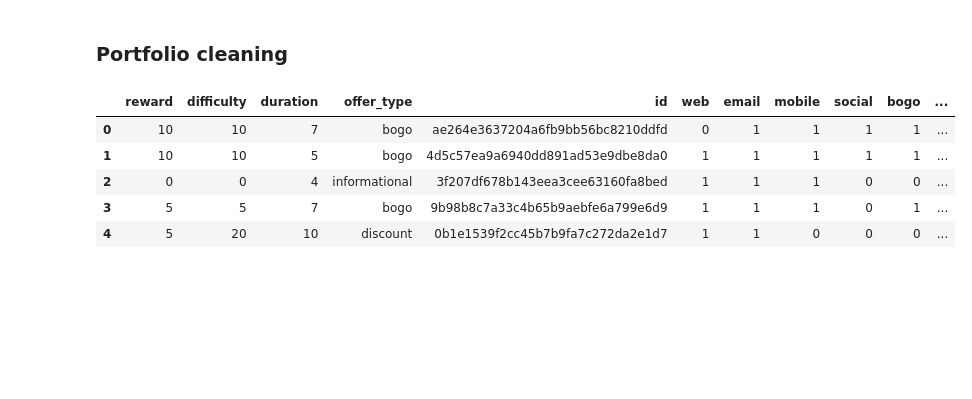
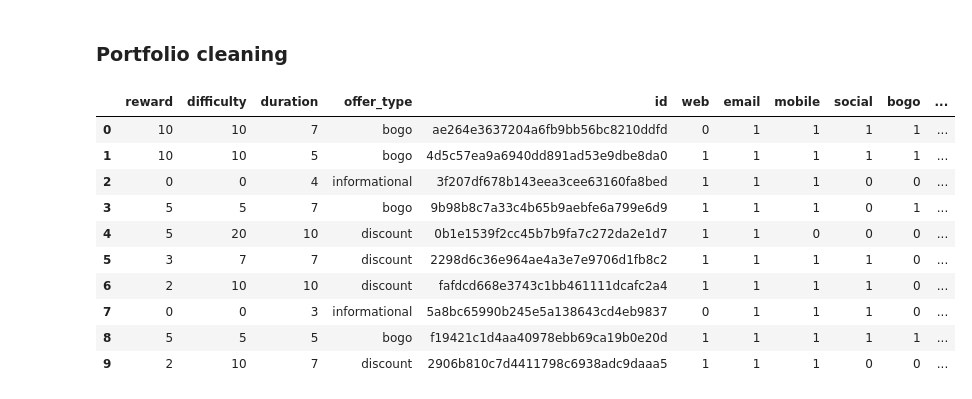
Before and after one commit to Calebhn/Capstone-Project, a Jupyter notebook: ETL Pilepline.ipynb, the cells around one changed output. Saved outputs shown, nothing was run; the diff lists cells and outputs as text; code cells hidden in the pictures; blank space fills up the shorter version.

```diff
--- a/ETL Pilepline.ipynb
+++ b/ETL Pilepline.ipynb
@@ -170,23 +170,28 @@ new_profile.head()
 # %%
 portfolio_clean = portfolio.copy()
 #generate dummy variables for each type of channels
 portfolio_clean['web'] = portfolio_clean['channels'].apply(lambda x: 1 if 'web' in x else 0)
 portfolio_clean['email'] = portfolio_clean['channels'].apply(lambda x: 1 if 'email' in x else 0)
 portfolio_clean['mobile'] = portfolio_clean['channels'].apply(lambda x: 1 if 'mobile' in x else 0)
 portfolio_clean['social'] = portfolio_clean['channels'].apply(lambda x: 1 if 'social' in x else 0)
 
 # generate dummy variables for each offer type
 offer_type = pd.get_dummies(portfolio_clean['offer_type'])
 
 #Drop and concatenate portfolio with offer types
 portfolio_clean.drop(['channels'], axis=1, inplace=True)
 portfolio_clean = pd.concat([portfolio_clean, offer_type], axis=1, sort=False)
 portfolio_clean.to_json('data/portfolio_clean.json', orient='records', lines=True)
-portfolio_clean.head()
+portfolio_clean
 # %% [output]
 |  | reward | difficulty | duration | offer_type | id | web | email | mobile | social | bogo | ... |
 | 0 | 10 | 10 | 7 | bogo | ae264e3637204a6fb9bb56bc8210ddfd | 0 | 1 | 1 | 1 | 1 | ... |
 | 1 | 10 | 10 | 5 | bogo | 4d5c57ea9a6940dd891ad53e9dbe8da0 | 1 | 1 | 1 | 1 | 1 | ... |
 | 2 | 0 | 0 | 4 | informational | 3f207df678b143eea3cee63160fa8bed | 1 | 1 | 1 | 0 | 0 | ... |
 | 3 | 5 | 5 | 7 | bogo | 9b98b8c7a33c4b65b9aebfe6a799e6d9 | 1 | 1 | 1 | 0 | 1 | ... |
 | 4 | 5 | 20 | 10 | discount | 0b1e1539f2cc45b7b9fa7c272da2e1d7 | 1 | 1 | 0 | 0 | 0 | ... |
+| 5 | 3 | 7 | 7 | discount | 2298d6c36e964ae4a3e7e9706d1fb8c2 | 1 | 1 | 1 | 1 | 0 | ... |
+| 6 | 2 | 10 | 10 | discount | fafdcd668e3743c1bb461111dcafc2a4 | 1 | 1 | 1 | 1 | 0 | ... |
+| 7 | 0 | 0 | 3 | informational | 5a8bc65990b245e5a138643cd4eb9837 | 0 | 1 | 1 | 1 | 0 | ... |
+| 8 | 5 | 5 | 5 | bogo | f19421c1d4aa40978ebb69ca19b0e20d | 1 | 1 | 1 | 1 | 1 | ... |
+| 9 | 2 | 10 | 7 | discount | 2906b810c7d4411798c6938adc9daaa5 | 1 | 1 | 1 | 0 | 0 | ... |
```
